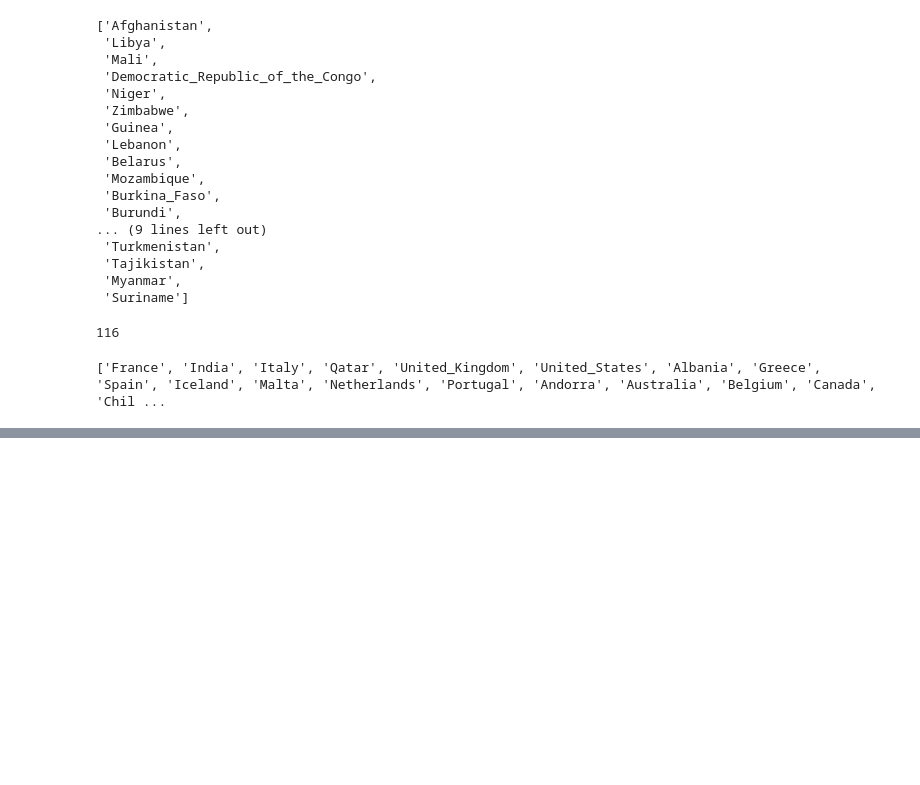
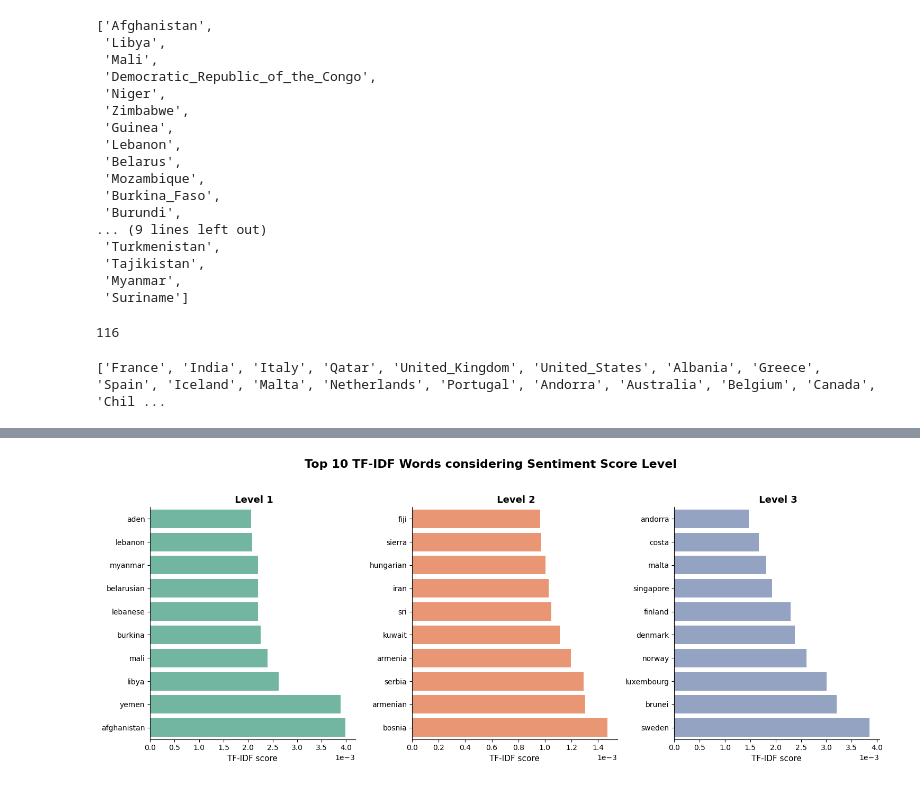
Before and after one commit to joaommata/WorldGraph, a Jupyter notebook: communities.ipynb, the cells around one changed output, grey strips where cells are left out. Drawn from its saved outputs; the diff is of its cells as text; code cells hidden in the pictures; blank space fills up the shorter version.

```diff
--- a/communities.ipynb
+++ b/communities.ipynb
@@ -185,0 +601,3 @@ print(gdp_partitions["Level_3"])
+# %%
+# TF-IDF considering sentiment scores
+tfidf_sentiment = compute_tfidf("Sentiment_TF", label_type="Sentiment Score")
@@ -185,0 +733,4 @@ print(gdp_partitions["Level_3"])
+# %%
+plot_tfidf_bars(tfidf_sentiment, label_type="Sentiment Score Level", save_path="plots/tfidf_sentiment.png")
+# %% [output]
+[figure, added]
```
Also changed, not shown: parts of 33 cells of this notebook, 26 other files.
